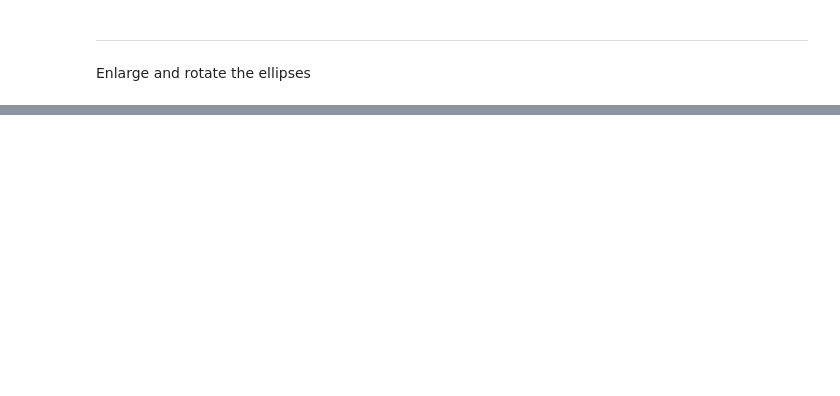
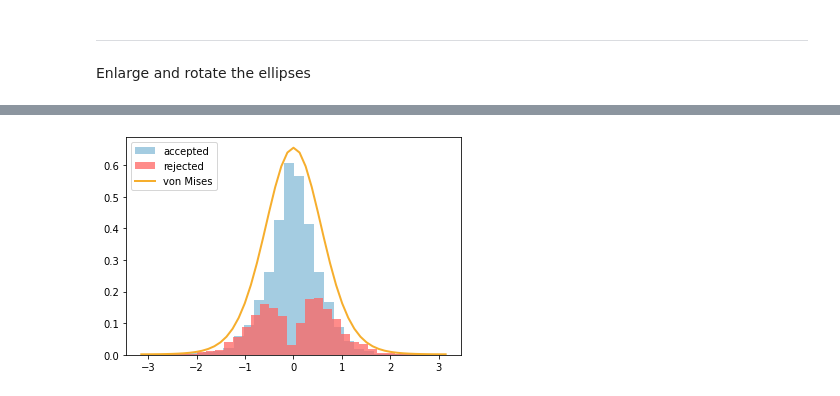
Before and after one commit to tinaaah/magistrska, a Jupyter notebook: mc.ipynb, the cells around one changed output, grey strips where cells are left out. Cells and saved outputs as stored; diff of their text form; code cells hidden in the pictures; blank space fills up the shorter version.

```diff
--- a/mc.ipynb
+++ b/mc.ipynb
@@ -103,0 +104,23 @@ plt.show()
+# %%
+## histograms that have to be normalised
+from scipy.special import i0
+
+
+hist1, bins1 = np.histogram(accepted[~np.isnan(accepted)], bins=30)
+hist2, bins2 = np.histogram(rejected[~np.isnan(rejected)], bins=30)
+
+norm = np.sum(hist1*np.diff(bins1)) + np.sum((hist2)*np.diff(bins2))
+wgt = [np.ones_like(accepted)/norm, np.ones_like(rejected)/norm]
+
+plt.hist(accepted, bins=bins1, facecolor='#86BBD8', weights=wgt[0], alpha=0.75, label='accepted')
+plt.hist(rejected, bins=bins2, facecolor='#FF6663', weights=wgt[1], alpha=0.75, label='rejected')
+
+mu, kappa = 0, 3
+x = np.linspace(-math.pi, math.pi, num=51)
+y = np.exp(kappa*np.cos(x-mu))/(2*np.pi*i0(kappa))
+plt.plot(x, y, linewidth=2, color='#F6AE2D', label='von Mises')
+plt.legend(loc='upper left')
+
+plt.show()
+# %% [output]
+[figure, added]
```
Also changed, not shown: parts of 6 cells of this notebook, 2 other files.
